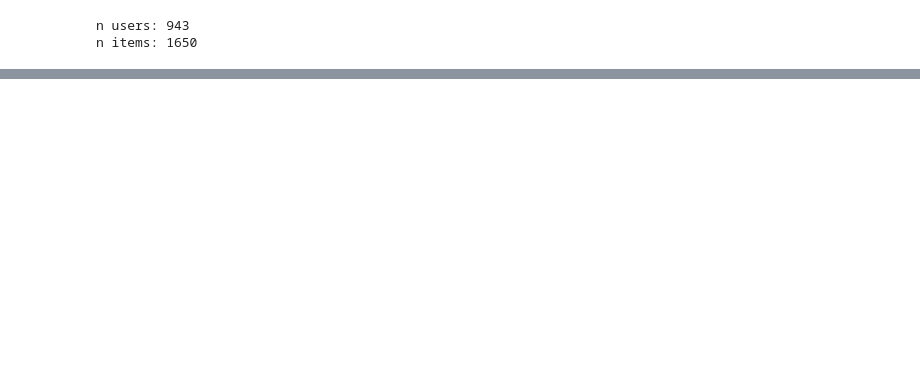
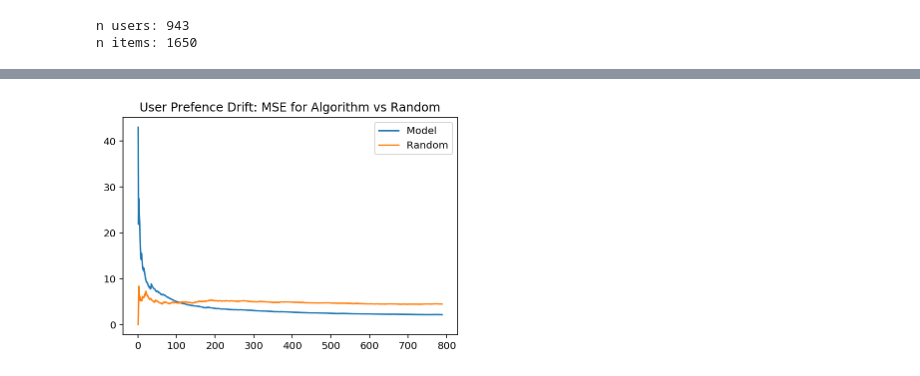
Before and after one commit to colby-j-wise/ParticleThompsonSamplingMAB, a Jupyter notebook: drift_test.ipynb, the cells around one changed output, grey strips where cells are left out. Cells and saved outputs as stored; diff of their text form; code cells hidden in the pictures; blank space fills up the shorter version.

Commit message:
Added user preference drift graphs and histogram

```diff
--- a/drift_test.ipynb
+++ b/drift_test.ipynb
@@ -122,8 +123,25 @@ lowest_cosim_ids
 def softmax(x):
     # subtract max value to prevent overflow\n"
     return np.exp(x - np.max(x)) / np.sum(np.exp(x - np.max(x)))
+
+def systematic_resample(weights):
+    N = len(weights)
+
+    # make N subdivisions, and choose positions with a consistent random offset
+    positions = (np.random.random() + np.arange(N)) / N
+
+    indexes = np.zeros(N, 'i')
+    cumulative_sum = np.cumsum(weights)
+    i, j = 0, 0
+    while i < N:
+        if positions[i] < cumulative_sum[j]:
+            indexes[i] = j
+            i += 1
+        else:
+            j += 1
+    return indexes
 # %%
-n_particles = 2
+n_particles = 5
 k = 2
 var = 0.5
 particles = [(1 / n_particles, {"u": np.random.normal(size=(max_user, k)),
@@ -134,14 +152,15 @@ particles = [(1 / n_particles, {"u": np.random.normal(size=(max_user, k)),
 # get mean rating to make rating data centered at 0
 print(datapoints[:, 2])
 mean_rating = np.mean(datapoints[:, 2])
-data_store = {u_id: {row[1]: row[2] - mean_rating for row in datapoints if row[0] == u_id} for u_id in user_ids}
+#data_store = {u_id: {row[1]: row[2] - mean_rating for row in datapoints if row[0] == u_id} for u_id in user_ids}
 
 
-#data_store = {u_id: {row[1]: row[2] for row in datapoints if row[0] == u_id} for u_id in user_ids if u_id not in lowest_cosim_ids}
+data_store = {u_id: {row[1]: row[2] - mean_rating for row in datapoints if row[0] == u_id} for u_id in user_ids if u_id in lowest_cosim_ids}
 
 user_history = {} # user_rating_history[user_id]["item_ids"], user_rating_history[user_id]["ratings"]
 item_history = {} # item_rating_history[item_id]["user_ids"], item_rating_history[item_id]["ratings"]
 ses = []
+random_ses = []
 ctr = 0
 ctr_hist = []
 
@@ -175,6 +194,8 @@ for _idx in range(len(datapoints)):
 
     # predict a rating only for the items rated by that user
     predicted_rating = np.dot(particle[1]["u"][user_id, :], particle[1]["v"][indices, :].T)
+    # predict a random rating for baseline
+    random_rating = random.randint(1,6) - mean_rating
 
     # get the item id
     max_rating_ind = np.argmax(predicted_rating)
@@ -235,8 +256,11 @@ for _idx in range(len(datapoints)):
 
     error = predicted_rating[max_rating_ind] - rating
     se = error ** 2
-    if _idx % 101 == 0:
+    random_error = random_rating - rating
+    random_se = random_error ** 2
+    if _idx % 1 == 0:
         ses.append(se)
+        random_ses.append(random_se)
     if _idx % 1000== 0:
         print("squared error: {:.2f}".format(se))
 
@@ -276,7 +300,8 @@ for _idx in range(len(datapoints)):
     normalized_weights = softmax(weights)
 
     # line 19
-    ds = [np.random.choice(range(n_particles), p=normalized_weights) for _ in range(n_particles)]
+    #ds = [np.random.choice(range(n_particles), p=normalized_weights) for _ in range(n_particles)]
+    ds = systematic_resample(normalized_weights)
     p_prime = [{"u": np.copy(particles[d][1]["u"]),
                 "v": np.copy(particles[d][1]["v"]),
                 "var_u": particles[d][1]["var_u"],
@@ -384,10 +473,15 @@ mses = moving_average(test_ses)
 print(mses[-1])
 # %%
 mses = moving_average(ses)
-plt.plot(range(len(mses)), mses)
-plt.title("Train MSE: {:.2f} | Particles=2 K=5".format(mses[-1]))
-plt.savefig("MSE_graph.png")
+random_mses = moving_average(random_ses)
+plt.plot(range(len(mses)), mses, label='Model')
+plt.plot(range(len(random_mses)), random_mses, label='Random')
+plt.legend()
+plt.title("User Prefence Drift: MSE for Algorithm vs Random")
+plt.savefig("drift_MSE.png", bbox_inches='tight')
 plt.show()
+# %% [output]
+[figure, added]
 # %%
 plt.scatter(range(len(ctr_hist)), ctr_hist)
 plt.title("cumulative take rate {:.2f}".format(ctr_hist[-1]))
```
Also changed, not shown: parts of 9 cells of this notebook, 4 other files.
